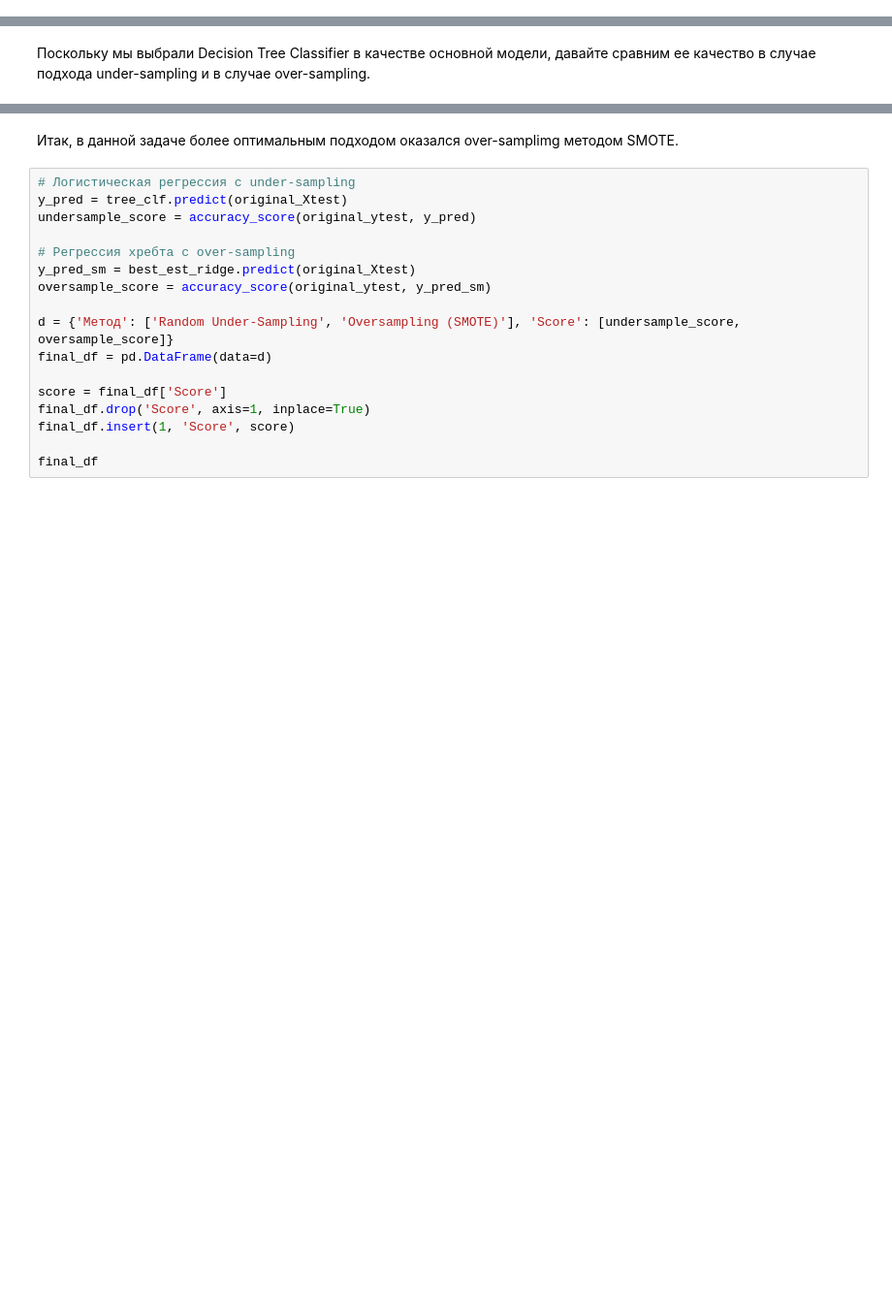
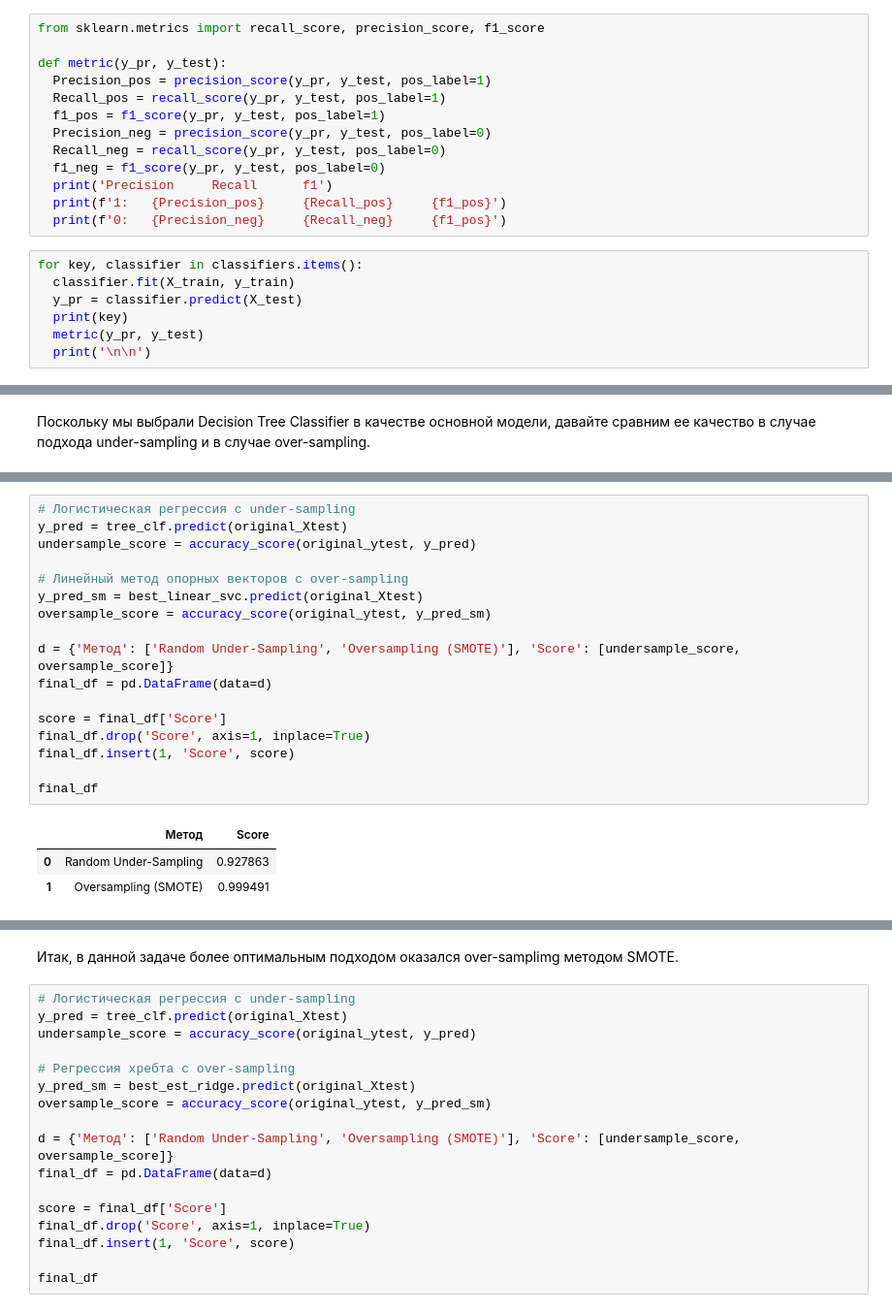
Before and after one commit to Gigdoz/AI-Technologies_ControlPoint, a Jupyter notebook: practice/ML_Несбалансированный_датасет_Часть_2_Практика_8.ipynb, the cells around one changed output, grey strips where cells are left out. Shown at 97% size. Saved outputs shown, nothing was run; the diff lists cells and outputs as text; blank space fills up the shorter version.

```diff
--- a/practice/ML_Несбалансированный_датасет_Часть_2_Практика_8.ipynb
+++ b/practice/ML_Несбалансированный_датасет_Часть_2_Практика_8.ipynb
@@ -185,0 +189,20 @@ for key, classifier in classifiers.items():
+# %%
+from sklearn.metrics import recall_score, precision_score, f1_score
+
+def metric(y_pr, y_test):
+  Precision_pos = precision_score(y_pr, y_test, pos_label=1)
+  Recall_pos = recall_score(y_pr, y_test, pos_label=1)
+  f1_pos = f1_score(y_pr, y_test, pos_label=1)
+  Precision_neg = precision_score(y_pr, y_test, pos_label=0)
+  Recall_neg = recall_score(y_pr, y_test, pos_label=0)
+  f1_neg = f1_score(y_pr, y_test, pos_label=0)
+  print('Precision     Recall      f1')
+  print(f'1:   {Precision_pos}     {Recall_pos}     {f1_pos}')
+  print(f'0:   {Precision_neg}     {Recall_neg}     {f1_pos}')
+# %%
+for key, classifier in classifiers.items():
+  classifier.fit(X_train, y_train)
+  y_pr = classifier.predict(X_test)
+  print(key)
+  metric(y_pr, y_test)
+  print('\n\n')
@@ -1100,3 +1260,24 @@ final_df
+# %%
+# Логистическая регрессия с under-sampling
+y_pred = tree_clf.predict(original_Xtest)
+undersample_score = accuracy_score(original_ytest, y_pred)
+
+# Линейный метод опорных векторов с over-sampling
+y_pred_sm = best_linear_svc.predict(original_Xtest)
+oversample_score = accuracy_score(original_ytest, y_pred_sm)
+
+d = {'Метод': ['Random Under-Sampling', 'Oversampling (SMOTE)'], 'Score': [undersample_score, oversample_score]}
+final_df = pd.DataFrame(data=d)
+
+score = final_df['Score']
+final_df.drop('Score', axis=1, inplace=True)
+final_df.insert(1, 'Score', score)
+
+final_df
+# %% [output]
+|  | Метод | Score |
+| 0 | Random Under-Sampling | 0.927863 |
+| 1 | Oversampling (SMOTE) | 0.999491 |
 # %%
 # Логистическая регрессия с under-sampling
 y_pred = tree_clf.predict(original_Xtest)
```
Also changed, not shown: parts of 29 cells of this notebook.
